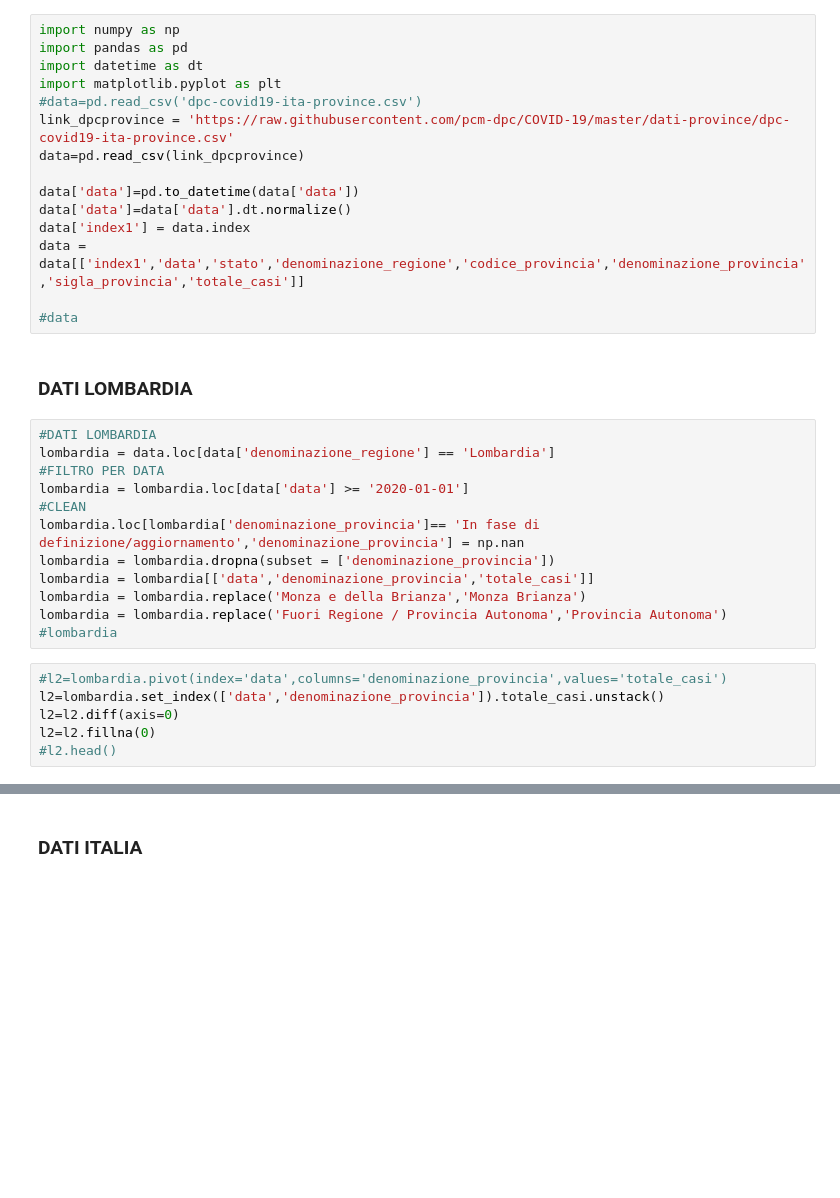
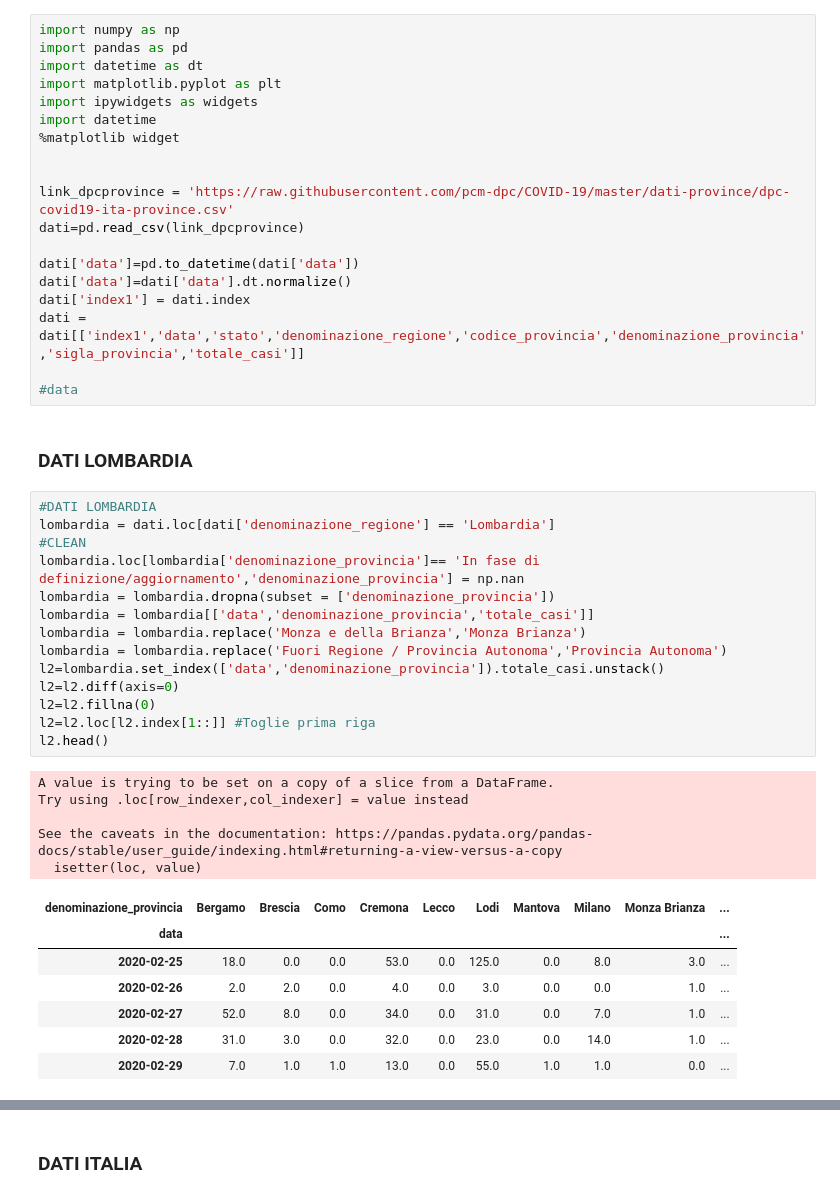
Before and after one commit to lukethanks/Anaconda, a Jupyter notebook: Covid.ipynb, the cells around one changed output, grey strips where cells are left out. Saved outputs shown, nothing was run; the diff lists cells and outputs as text; blank space fills up the shorter version.

```diff
--- a/Covid.ipynb
+++ b/Covid.ipynb
@@ -10,33 +10,46 @@ import numpy as np
 import pandas as pd
 import datetime as dt
 import matplotlib.pyplot as plt
-#data=pd.read_csv('dpc-covid19-ita-province.csv')
+import ipywidgets as widgets
+import datetime
+%matplotlib widget
+
+
 link_dpcprovince = 'https://raw.githubusercontent.com/pcm-dpc/COVID-19/master/dati-province/dpc-covid19-ita-province.csv'
-data=pd.read_csv(link_dpcprovince)
+dati=pd.read_csv(link_dpcprovince)
 
-data['data']=pd.to_datetime(data['data'])
-data['data']=data['data'].dt.normalize()
-data['index1'] = data.index
-data = data[['index1','data','stato','denominazione_regione','codice_provincia','denominazione_provincia','sigla_provincia','totale_casi']]
+dati['data']=pd.to_datetime(dati['data'])
+dati['data']=dati['data'].dt.normalize()
+dati['index1'] = dati.index
+dati = dati[['index1','data','stato','denominazione_regione','codice_provincia','denominazione_provincia','sigla_provincia','totale_casi']]
 
 #data
 # %% [markdown]
 ### DATI LOMBARDIA
 # %%
 #DATI LOMBARDIA
-lombardia = data.loc[data['denominazione_regione'] == 'Lombardia']
-#FILTRO PER DATA
-lombardia = lombardia.loc[data['data'] >= '2020-01-01']
+lombardia = dati.loc[dati['denominazione_regione'] == 'Lombardia']
 #CLEAN
 lombardia.loc[lombardia['denominazione_provincia']== 'In fase di definizione/aggiornamento','denominazione_provincia'] = np.nan
 lombardia = lombardia.dropna(subset = ['denominazione_provincia'])
 lombardia = lombardia[['data','denominazione_provincia','totale_casi']]
 lombardia = lombardia.replace('Monza e della Brianza','Monza Brianza')
 lombardia = lombardia.replace('Fuori Regione / Provincia Autonoma','Provincia Autonoma')
-#lombardia
+l2=lombardia.set_index(['data','denominazione_provincia']).totale_casi.unstack()
+l2=l2.diff(axis=0)
+l2=l2.fillna(0)
+l2=l2.loc[l2.index[1::]] #Toglie prima riga
+l2.head()
+# %% [output]
+A value is trying to be set on a copy of a slice from a DataFrame.
+Try using .loc[row_indexer,col_indexer] = value instead
+
+See the caveats in the documentation: https://pandas.pydata.org/pandas-docs/stable/user_guide/indexing.html#returning-a-view-versus-a-copy
+  isetter(loc, value)
+| denominazione_provincia | Bergamo | Brescia | Como | Cremona | Lecco | Lodi | Mantova | Milano | Monza Brianza | ... |
+| data |  |  |  |  |  |  |  |  |  | ... |
+| 2020-02-25 | 18.0 | 0.0 | 0.0 | 53.0 | 0.0 | 125.0 | 0.0 | 8.0 | 3.0 | ... |
+| 2020-02-26 | 2.0 | 2.0 | 0.0 | 4.0 | 0.0 | 3.0 | 0.0 | 0.0 | 1.0 | ... |
+| 2020-02-27 | 52.0 | 8.0 | 0.0 | 34.0 | 0.0 | 31.0 | 0.0 | 7.0 | 1.0 | ... |
+| 2020-02-28 | 31.0 | 3.0 | 0.0 | 32.0 | 0.0 | 23.0 | 0.0 | 14.0 | 1.0 | ... |
+| 2020-02-29 | 7.0 | 1.0 | 1.0 | 13.0 | 0.0 | 55.0 | 1.0 | 1.0 | 0.0 | ... |
-# %%
-#l2=lombardia.pivot(index='data',columns='denominazione_provincia',values='totale_casi')
-l2=lombardia.set_index(['data','denominazione_provincia']).totale_casi.unstack()
-l2=l2.diff(axis=0)
-l2=l2.fillna(0)
-#l2.head()
```
Also changed, not shown: parts of 8 cells of this notebook.
